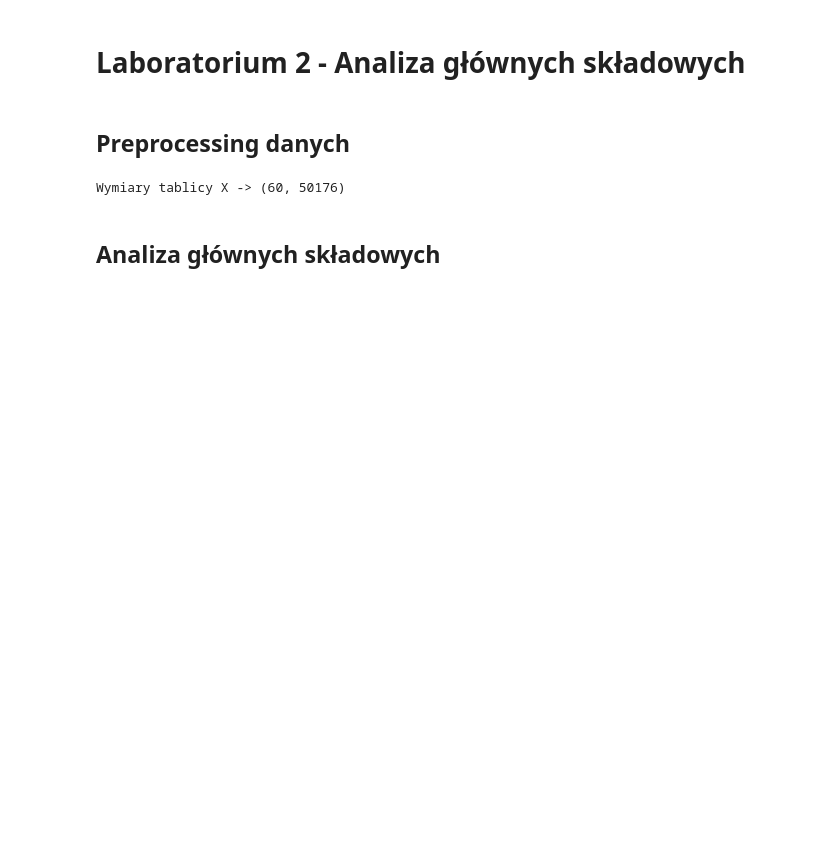
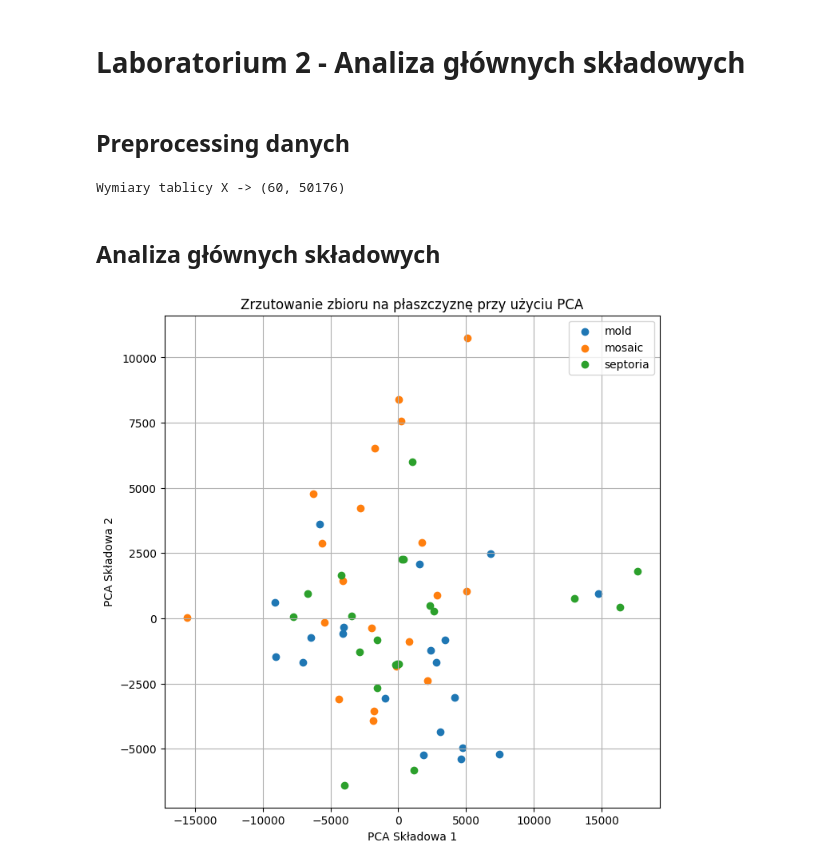
Before and after one commit to uqsz/machine_learning, a Jupyter notebook: lab2/lab2-kod.ipynb, the cells around one changed output. Cells and saved outputs as stored; diff of their text form; code cells hidden in the pictures; blank space fills up the shorter version.

```diff
--- a/lab2/lab2-kod.ipynb
+++ b/lab2/lab2-kod.ipynb
@@ -36,3 +42,22 @@ print("Wymiary tablicy X ->", X.shape)
 Wymiary tablicy X -> (60, 50176)
 # %% [markdown]
 ## Analiza głównych składowych
+# %%
+pca = PCA()
+pca.fit(X)
+X_pca = pca.transform(X)
+# %%
+labels = ["mold", "mosaic", "septoria"]
+plt.figure(figsize=(8, 8))
+for i, label in enumerate(labels):
+    plt.scatter(X_pca[i*20:(i+1)*20, 0], X_pca[i*20:(i+1)*20, 1], label=f'Klasa {label}')
+
+
+plt.title('Zrzutowanie zbioru na płaszczyznę przy użyciu PCA')
+plt.xlabel('PCA Składowa 1')
+plt.ylabel('PCA Składowa 2')
+plt.legend(labels)
+plt.grid(True)
+plt.savefig("graphs/pca_2d.png")
+# %% [output]
+[figure, added]
```
Also changed, not shown: parts of 3 cells of this notebook, 2 other files.
